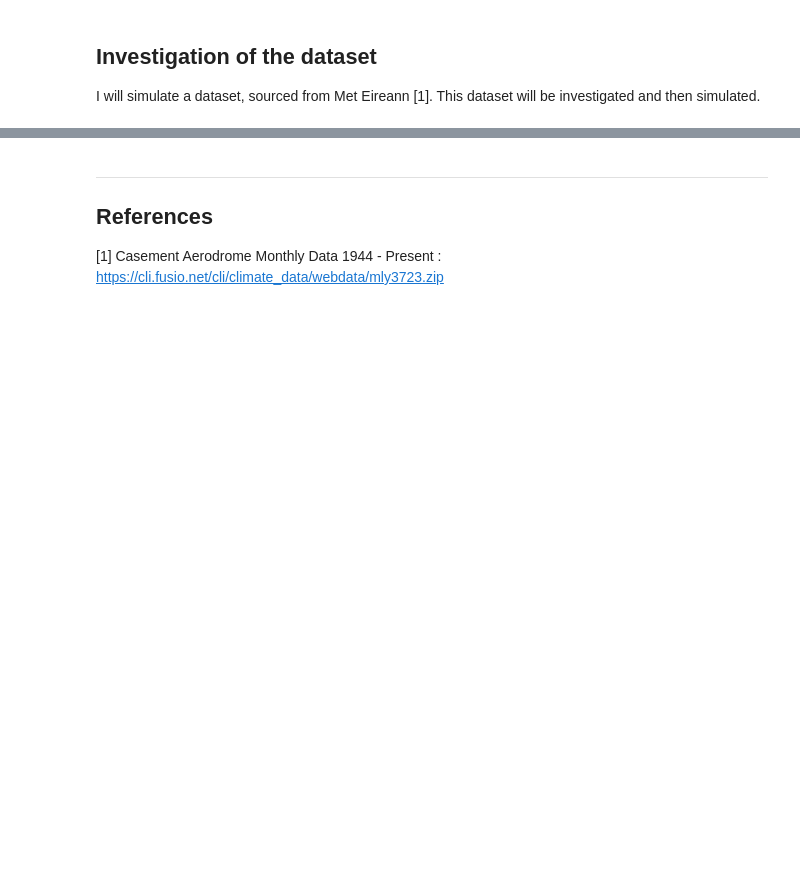
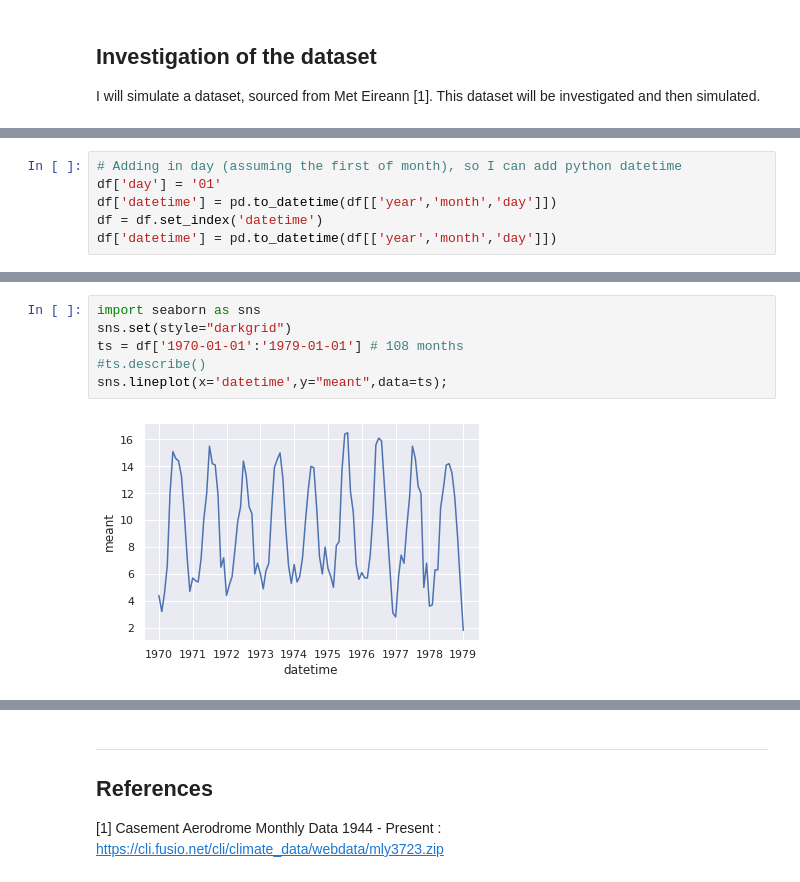
Before and after one commit to AdrianDonohoe/PDAProject2019, a Jupyter notebook: PDA Project - Casement Weather Station.ipynb, the cells around one changed output, grey strips where cells are left out. Cells and saved outputs as stored; diff of their text form; blank space fills up the shorter version.

Commit message:
plots of actual data

```diff
--- a/PDA Project - Casement Weather Station.ipynb
+++ b/PDA Project - Casement Weather Station.ipynb
@@ -35,0 +82,6 @@ sun - Sunshine duration hours
+# %%
+# Adding in day (assuming the first of month), so I can add python datetime
+df['day'] = '01'
+df['datetime'] = pd.to_datetime(df[['year','month','day']])
+df = df.set_index('datetime')
+df['datetime'] = pd.to_datetime(df[['year','month','day']])
@@ -35,0 +108,8 @@ sun - Sunshine duration hours
+# %%
+import seaborn as sns
+sns.set(style="darkgrid")
+ts = df['1970-01-01':'1979-01-01'] # 108 months
+#ts.describe()
+sns.lineplot(x='datetime',y="meant",data=ts);
+# %% [output]
+[figure, added]
```
Also changed, not shown: parts of 13 cells of this notebook.
